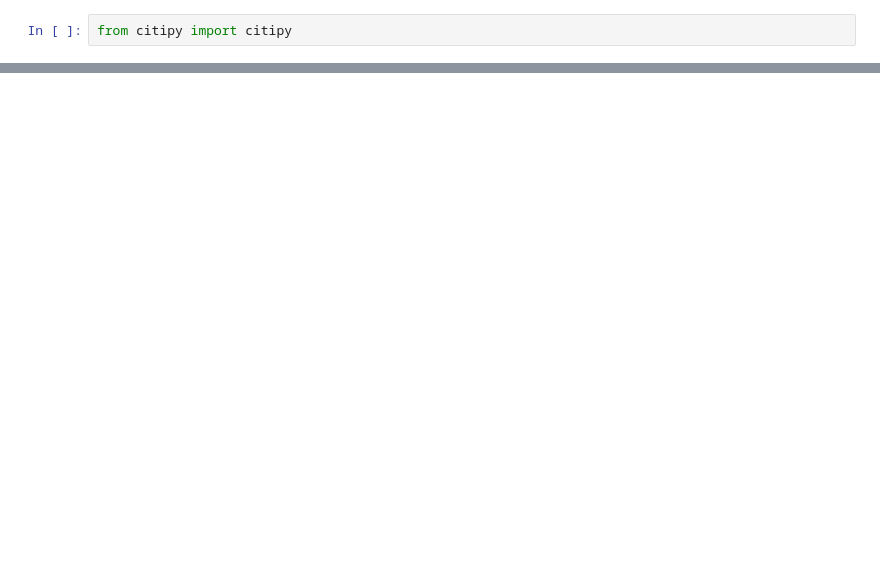
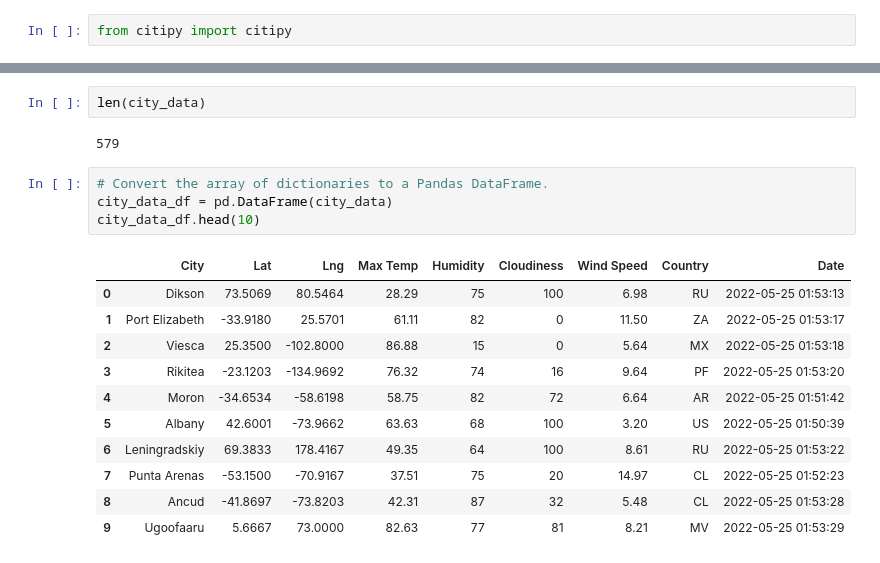
Before and after one commit to boggesstristyn/World_Weather_Analysis, a Jupyter notebook: WeatherPy.ipynb, the cells around one changed output, grey strips where cells are left out. Drawn from its saved outputs; the diff is of its cells as text; blank space fills up the shorter version.

```diff
--- a/WeatherPy.ipynb
+++ b/WeatherPy.ipynb
@@ -60,0 +155,20 @@ len(cities)
+# %%
+len(city_data)
+# %% [output]
+579
+# %%
+# Convert the array of dictionaries to a Pandas DataFrame.
+city_data_df = pd.DataFrame(city_data)
+city_data_df.head(10)
+# %% [output]
+|  | City | Lat | Lng | Max Temp | Humidity | Cloudiness | Wind Speed | Country | Date |
+| 0 | Dikson | 73.5069 | 80.5464 | 28.29 | 75 | 100 | 6.98 | RU | 2022-05-25 01:53:13 |
+| 1 | Port Elizabeth | -33.9180 | 25.5701 | 61.11 | 82 | 0 | 11.50 | ZA | 2022-05-25 01:53:17 |
+| 2 | Viesca | 25.3500 | -102.8000 | 86.88 | 15 | 0 | 5.64 | MX | 2022-05-25 01:53:18 |
+| 3 | Rikitea | -23.1203 | -134.9692 | 76.32 | 74 | 16 | 9.64 | PF | 2022-05-25 01:53:20 |
+| 4 | Moron | -34.6534 | -58.6198 | 58.75 | 82 | 72 | 6.64 | AR | 2022-05-25 01:51:42 |
+| 5 | Albany | 42.6001 | -73.9662 | 63.63 | 68 | 100 | 3.20 | US | 2022-05-25 01:50:39 |
+| 6 | Leningradskiy | 69.3833 | 178.4167 | 49.35 | 64 | 100 | 8.61 | RU | 2022-05-25 01:53:22 |
+| 7 | Punta Arenas | -53.1500 | -70.9167 | 37.51 | 75 | 20 | 14.97 | CL | 2022-05-25 01:52:23 |
+| 8 | Ancud | -41.8697 | -73.8203 | 42.31 | 87 | 32 | 5.48 | CL | 2022-05-25 01:53:28 |
+| 9 | Ugoofaaru | 5.6667 | 73.0000 | 82.63 | 77 | 81 | 8.21 | MV | 2022-05-25 01:53:29 |
```
Also changed, not shown: parts of 8 cells of this notebook, 1 other file.
